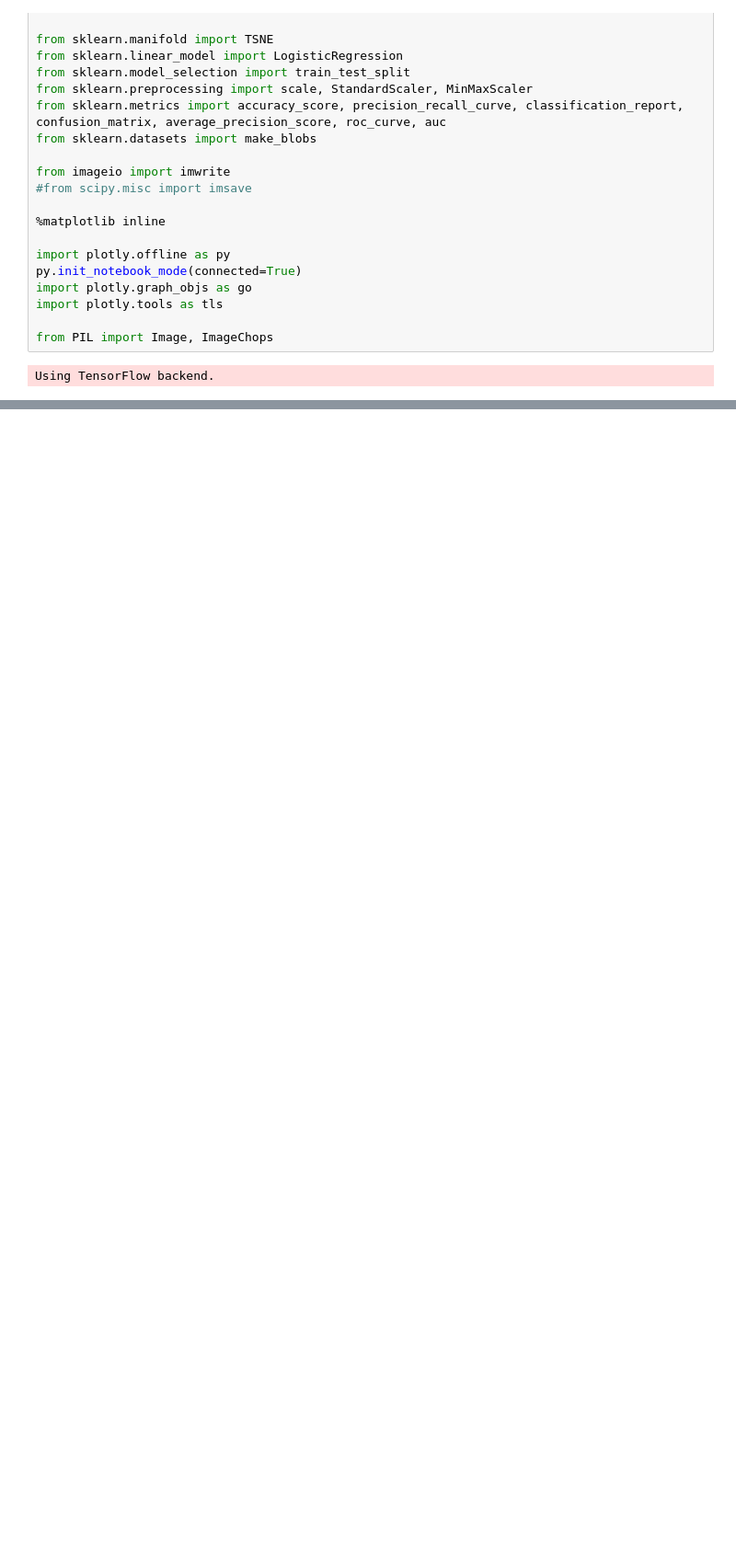
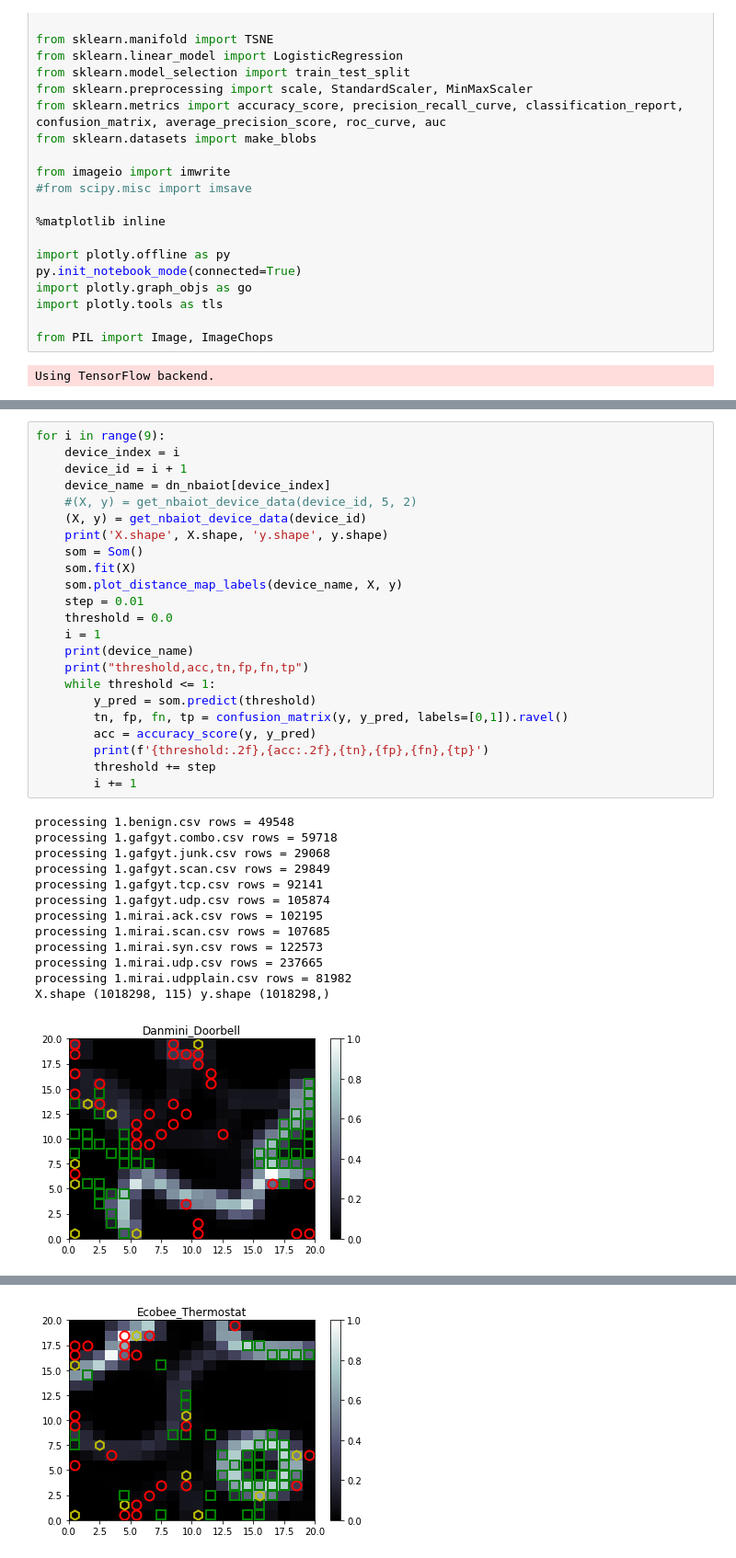
Before and after one commit to mkashifn/celosia-exp, a Jupyter notebook: snapshots/celosia-unsupervised-labelling-demo.ipynb, the cells around one changed output, grey strips where cells are left out. Shown at 92% size. Cells and saved outputs as stored; diff of their text form; blank space fills up the shorter version.

Commit message:
updated unsupervised labeling demo.

```diff
--- a/snapshots/celosia-unsupervised-labelling-demo.ipynb
+++ b/snapshots/celosia-unsupervised-labelling-demo.ipynb
@@ -344,0 +556,37 @@ Warning: sigma is too high for the dimension of the map.
+# %%
+for i in range(9):
+    device_index = i
+    device_id = i + 1
+    device_name = dn_nbaiot[device_index]
+    #(X, y) = get_nbaiot_device_data(device_id, 5, 2)
+    (X, y) = get_nbaiot_device_data(device_id)
+    print('X.shape', X.shape, 'y.shape', y.shape)
+    som = Som()
+    som.fit(X)
+    som.plot_distance_map_labels(device_name, X, y)
+    step = 0.01
+    threshold = 0.0
+    i = 1
+    print(device_name)
+    print("threshold,acc,tn,fp,fn,tp")
+    while threshold <= 1:
+        y_pred = som.predict(threshold)
+        tn, fp, fn, tp = confusion_matrix(y, y_pred, labels=[0,1]).ravel()
+        acc = accuracy_score(y, y_pred)
+        print(f'{threshold:.2f},{acc:.2f},{tn},{fp},{fn},{tp}')
+        threshold += step
+        i += 1
+# %% [output]
+processing 1.benign.csv rows = 49548
+processing 1.gafgyt.combo.csv rows = 59718
+processing 1.gafgyt.junk.csv rows = 29068
+processing 1.gafgyt.scan.csv rows = 29849
+processing 1.gafgyt.tcp.csv rows = 92141
+processing 1.gafgyt.udp.csv rows = 105874
+processing 1.mirai.ack.csv rows = 102195
+processing 1.mirai.scan.csv rows = 107685
+processing 1.mirai.syn.csv rows = 122573
+processing 1.mirai.udp.csv rows = 237665
+processing 1.mirai.udpplain.csv rows = 81982
+X.shape (1018298, 115) y.shape (1018298,)
+[figure, added]
@@ -344,0 +610 @@ Warning: sigma is too high for the dimension of the map.
+[figure, added]
```
Also changed, not shown: parts of 5 cells of this notebook.
